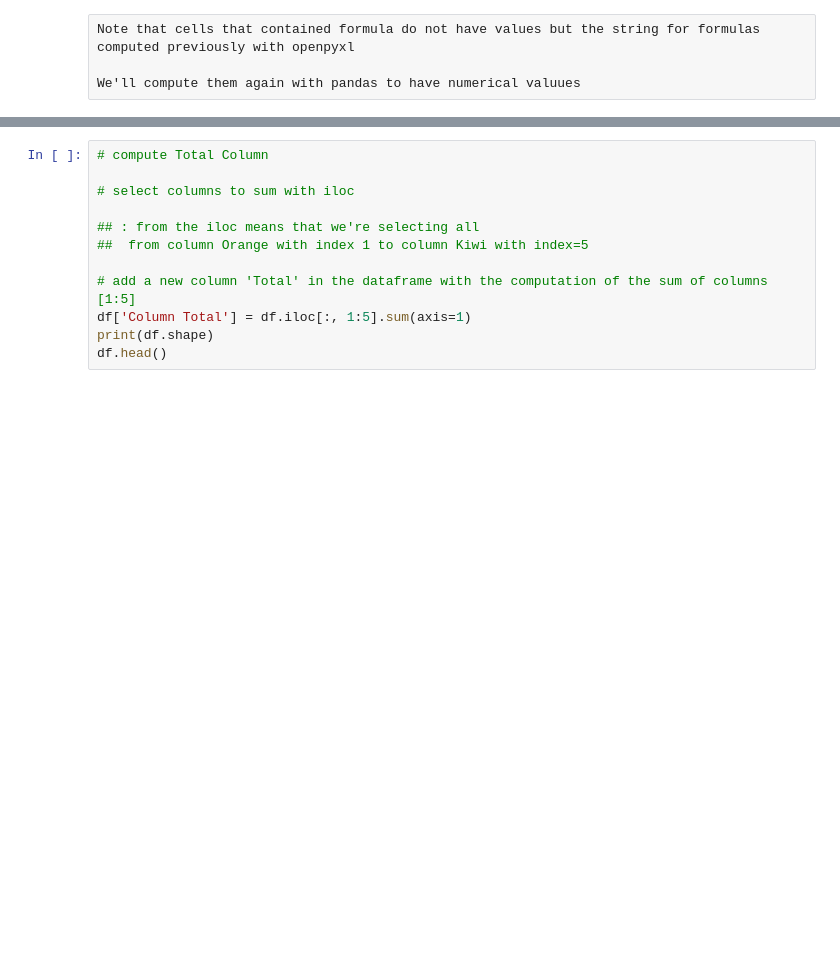
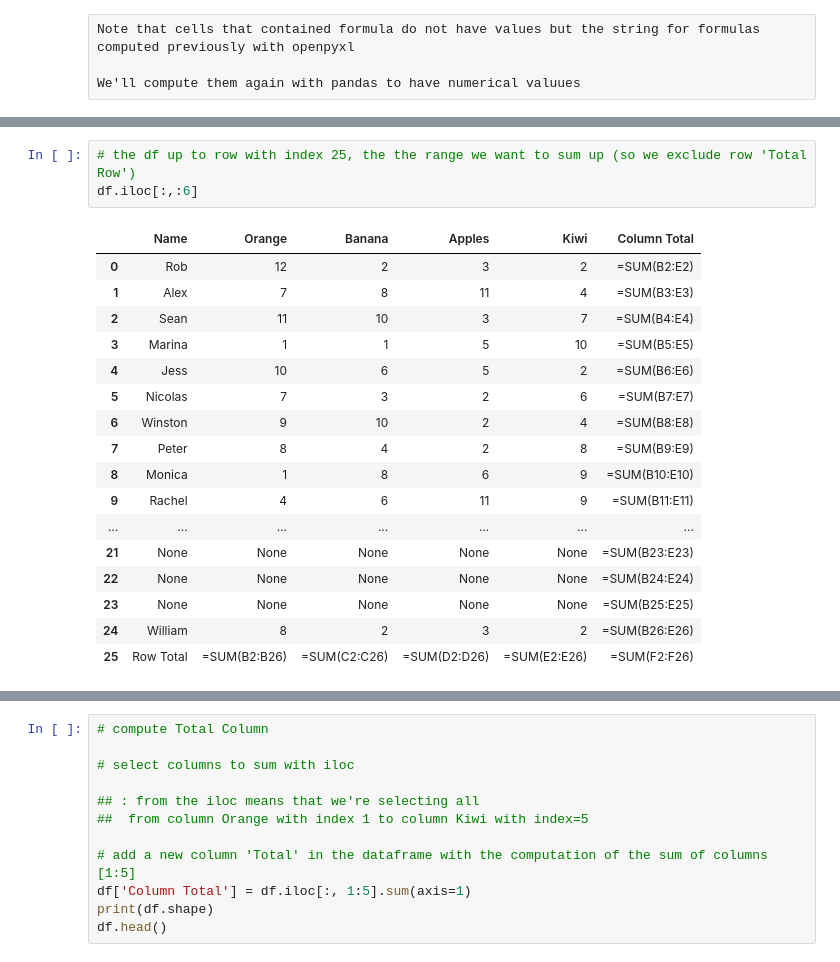
Before and after one commit to datalover2023/Module_3, a Jupyter notebook: Excel_processing_Basics_Colab_Module_3.ipynb, the cells around one changed output, grey strips where cells are left out. Drawn from its saved outputs; the diff is of its cells as text; blank space fills up the shorter version.

```diff
--- a/Excel_processing_Basics_Colab_Module_3.ipynb
+++ b/Excel_processing_Basics_Colab_Module_3.ipynb
@@ -2221,0 +2357,21 @@ We'll compute them again with pandas to have numerical valuues
+# %%
+# the df up to row with index 25, the the range we want to sum up (so we exclude row 'Total Row')
+df.iloc[:,:6]
+# %% [output]
+|  | Name | Orange | Banana | Apples | Kiwi | Column Total |
+| 0 | Rob | 12 | 2 | 3 | 2 | =SUM(B2:E2) |
+| 1 | Alex | 7 | 8 | 11 | 4 | =SUM(B3:E3) |
+| 2 | Sean | 11 | 10 | 3 | 7 | =SUM(B4:E4) |
+| 3 | Marina | 1 | 1 | 5 | 10 | =SUM(B5:E5) |
+| 4 | Jess | 10 | 6 | 5 | 2 | =SUM(B6:E6) |
+| 5 | Nicolas | 7 | 3 | 2 | 6 | =SUM(B7:E7) |
+| 6 | Winston | 9 | 10 | 2 | 4 | =SUM(B8:E8) |
+| 7 | Peter | 8 | 4 | 2 | 8 | =SUM(B9:E9) |
+| 8 | Monica | 1 | 8 | 6 | 9 | =SUM(B10:E10) |
+| 9 | Rachel | 4 | 6 | 11 | 9 | =SUM(B11:E11) |
+| ... | ... | ... | ... | ... | ... | ... |
+| 21 | None | None | None | None | None | =SUM(B23:E23) |
+| 22 | None | None | None | None | None | =SUM(B24:E24) |
+| 23 | None | None | None | None | None | =SUM(B25:E25) |
+| 24 | William | 8 | 2 | 3 | 2 | =SUM(B26:E26) |
+| 25 | Row Total | =SUM(B2:B26) | =SUM(C2:C26) | =SUM(D2:D26) | =SUM(E2:E26) | =SUM(F2:F26) |
```
Also changed, not shown: parts of 34 cells of this notebook.
